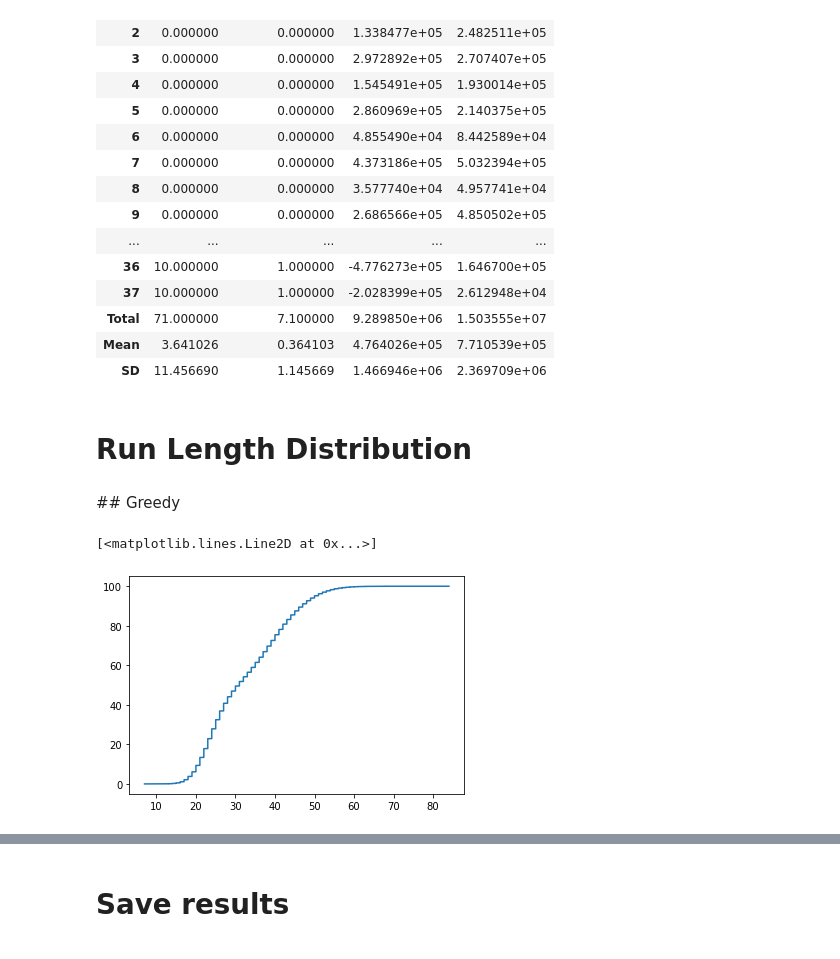
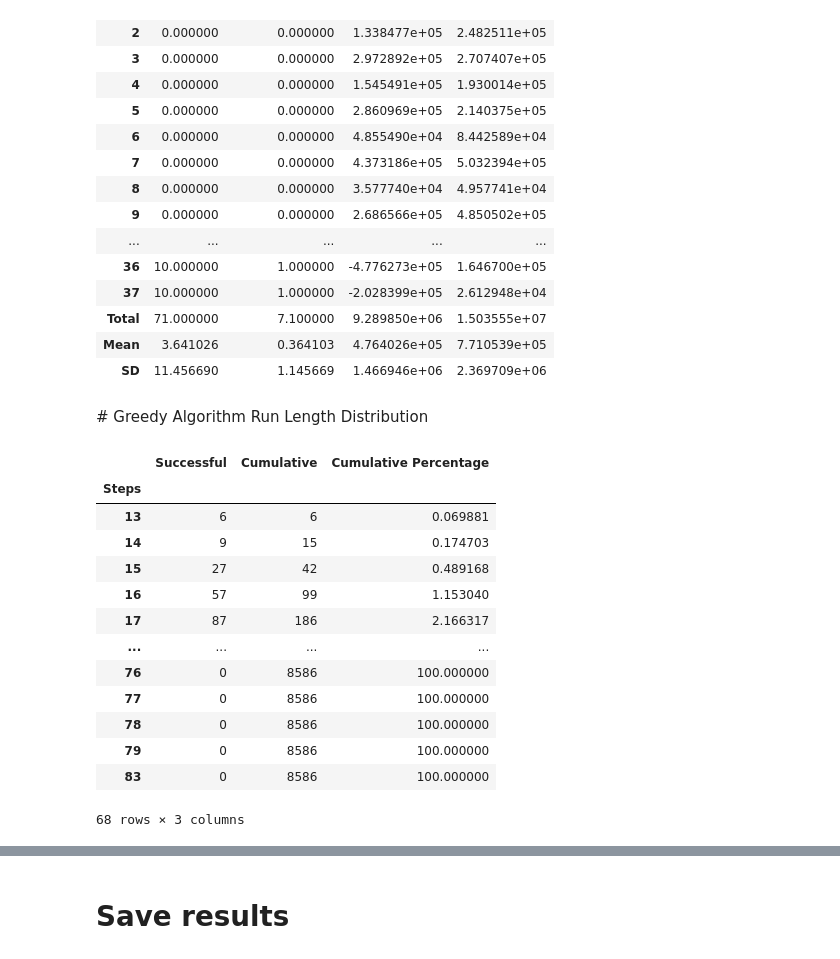
Before and after one commit to rienath/Estimating-Penalty-Coefficients-for-QUBO-Problems, a Jupyter notebook: Project and Deliverables/Implementation/Notebooks/Testing.ipynb, the cells around one changed output, grey strips where cells are left out. Saved outputs shown, nothing was run; the diff lists cells and outputs as text; code cells hidden in the pictures.

```diff
--- a/Project and Deliverables/Implementation/Notebooks/Testing.ipynb
+++ b/Project and Deliverables/Implementation/Notebooks/Testing.ipynb
@@ -410,6 +410,4 @@ Tabu
 | Mean | 3.641026 | 0.364103 | 4.764026e+05 | 7.710539e+05 |
 | SD | 11.456690 | 1.145669 | 1.466946e+06 | 2.369709e+06 |
 # %% [markdown]
-# Run Length Distribution
+# Greedy Algorithm Run Length Distribution
-# %% [markdown]
-## Greedy
@@ -424,21 +424,38 @@ response =  sampler.sample_qubo(newQs[problem_num], seed = seed, num_reads=10000
-# %%
-x = []
-y = []
-
-for steps, energy in response.data(fields=['num_steps', 'energy'], sorted_by='num_steps'):
-    x.append(steps)
-    y.append(energy)
-
-# Sort both lists by x
-x, y = (list(t) for t in zip(*sorted(zip(x, y))))
-
-# Our target is the mean energy that Verma and Lewis penalty produces
-target = (sum(y)/len(y))
-
-cumulative_y = [i < target for i in y]
-cumulative_y_percentage = (np.cumsum(cumulative_y)/sum(cumulative_y))*100
-
-plt.plot(x, cumulative_y_percentage)
-# %% [output]
-[<matplotlib.lines.Line2D at 0x...>]
-[figure, removed]
+# %%
+steps = []
+energies = []
+
+for step, energy in response.data(fields=['num_steps', 'energy'], sorted_by='num_steps'):
+    steps.append(step)
+    energies.append(energy)
+
+# Sort both lists by the number of steps
+steps, eneriges = (list(elements) for elements in zip(*sorted(zip(steps, energies))))
+# Our target is the mean energy
+target = (sum(eneriges)/len(eneriges))
+# Find runs that got energy above our target
+successful = [i < target for i in energies]
+# Make a dataframe
+rld = pd.DataFrame({'Steps' : steps, 'Successful' : successful})
+# Sum successful runs by repeating steps
+rld = rld.groupby(by=['Steps'], axis=0).sum()
+# Calculate cumulative number of successful runs
+rld['Cumulative'] = rld['Successful'].cumsum()
+# Calculate cumulative percentage of successful runs
+rld['Cumulative Percentage'] = rld['Cumulative']/max(rld['Cumulative']) * 100
+rld
+# %% [output]
+|  | Successful | Cumulative | Cumulative Percentage |
+| Steps |  |  |  |
+| 13 | 6 | 6 | 0.069881 |
+| 14 | 9 | 15 | 0.174703 |
+| 15 | 27 | 42 | 0.489168 |
+| 16 | 57 | 99 | 1.153040 |
+| 17 | 87 | 186 | 2.166317 |
+| ... | ... | ... | ... |
+| 76 | 0 | 8586 | 100.000000 |
+| 77 | 0 | 8586 | 100.000000 |
+| 78 | 0 | 8586 | 100.000000 |
+| 79 | 0 | 8586 | 100.000000 |
+| 83 | 0 | 8586 | 100.000000 |
+68 rows × 3 columns
```
Also changed, not shown: parts of 13 cells of this notebook, 1 other file.
